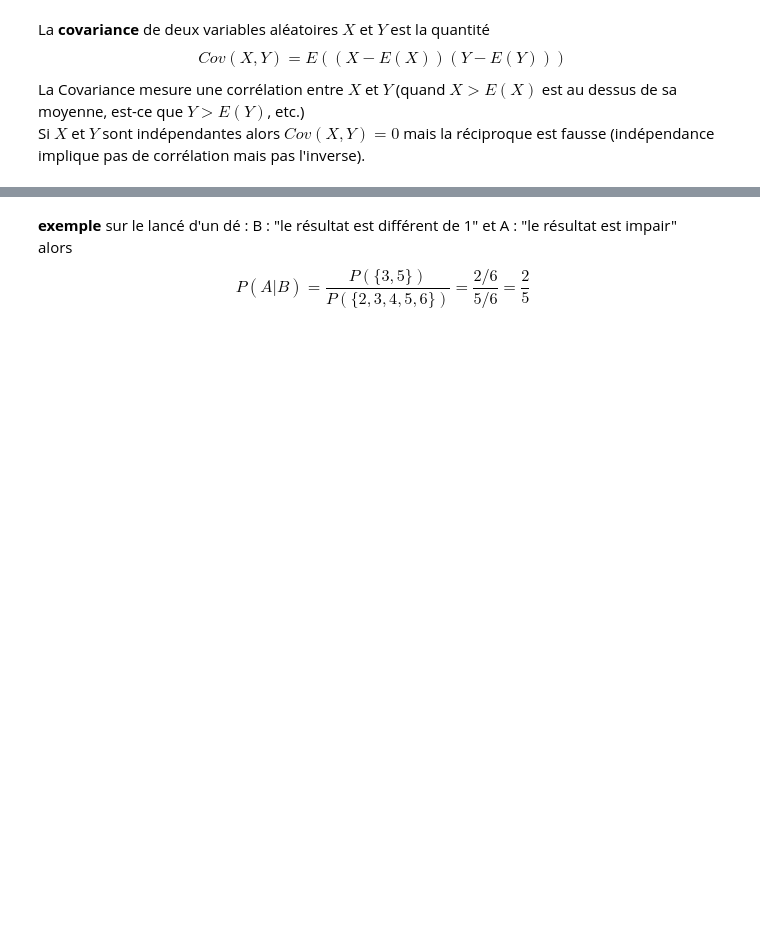
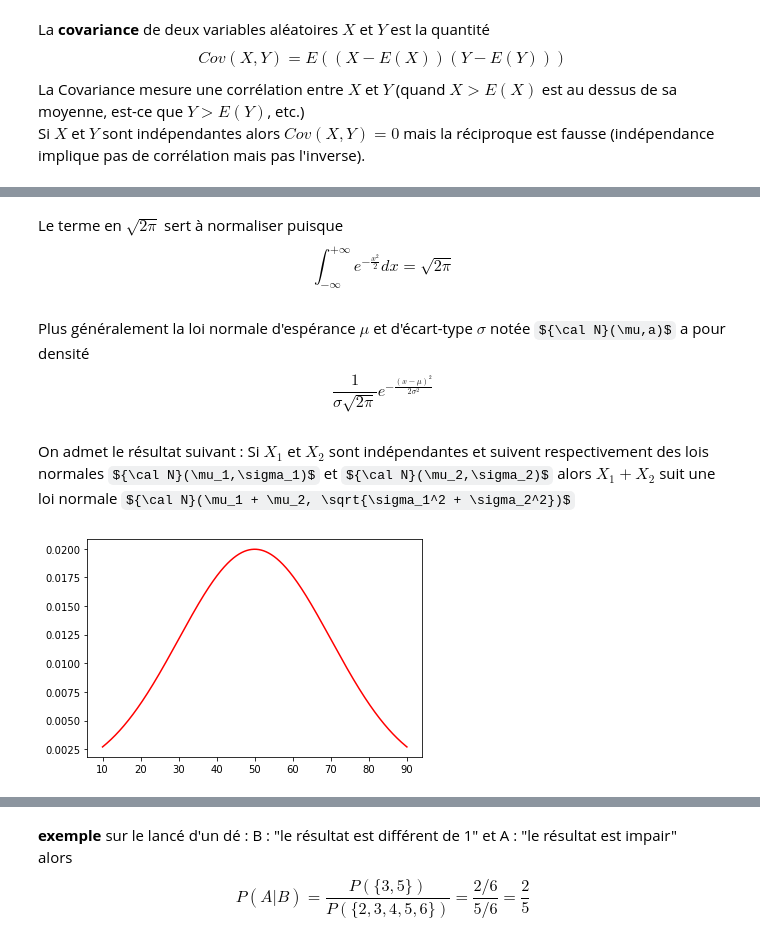
Before and after one commit to DrAlgo/apprentissage_m2_amis, a Jupyter notebook: jupyter/2_rappels_probabilités.ipynb, the cells around one changed output, grey strips where cells are left out. Saved outputs shown, nothing was run; the diff lists cells and outputs as text; code cells hidden in the pictures; some formulas as TeX source; blank space fills up the shorter version.

```diff
--- a/jupyter/2_rappels_probabilités.ipynb
+++ b/jupyter/2_rappels_probabilités.ipynb
@@ -141,0 +233,16 @@ Si $X$ et $Y$ sont indépendantes alors $Cov(X,Y)=0$ mais la réciproque est fau
+# %% [markdown]
+Le terme en $\sqrt{2\pi}$ sert à normaliser puisque
+$$\int_{-\infty}^{+\infty} e^{-\frac{x^2}{2}} dx = \sqrt{2\pi}  $$
+# %% [markdown]
+Plus généralement la loi normale d'espérance $\mu$ et d'écart-type $\sigma$ notée ${\cal N}(\mu,a)$ a pour densité
+$$\frac1{\sigma \sqrt{2\pi}} e^{-\frac{(x-\mu)^2}{2\sigma^2}} $$
+# %% [markdown]
+On admet le résultat suivant : Si $X_1$ et $X_2$ sont indépendantes et suivent respectivement des lois normales ${\cal N}(\mu_1,\sigma_1)$ et ${\cal N}(\mu_2,\sigma_2)$ alors $X_1 + X_2$ suit une loi normale
+${\cal N}(\mu_1 + \mu_2, \sqrt{\sigma_1^2 + \sigma_2^2})$
+# %%
+#ex loi normale N(50,20)
+x = np.linspace(10, 90, 1000)
+plt.plot(x, 1/(20*np.sqrt(2*3.14)) * np.exp(- (x-50)**2 / (2*20**2) ), color='red')
+plt.show()
+# %% [output]
+[figure, added]
```
Also changed, not shown: parts of 40 cells of this notebook, 3 other files.
